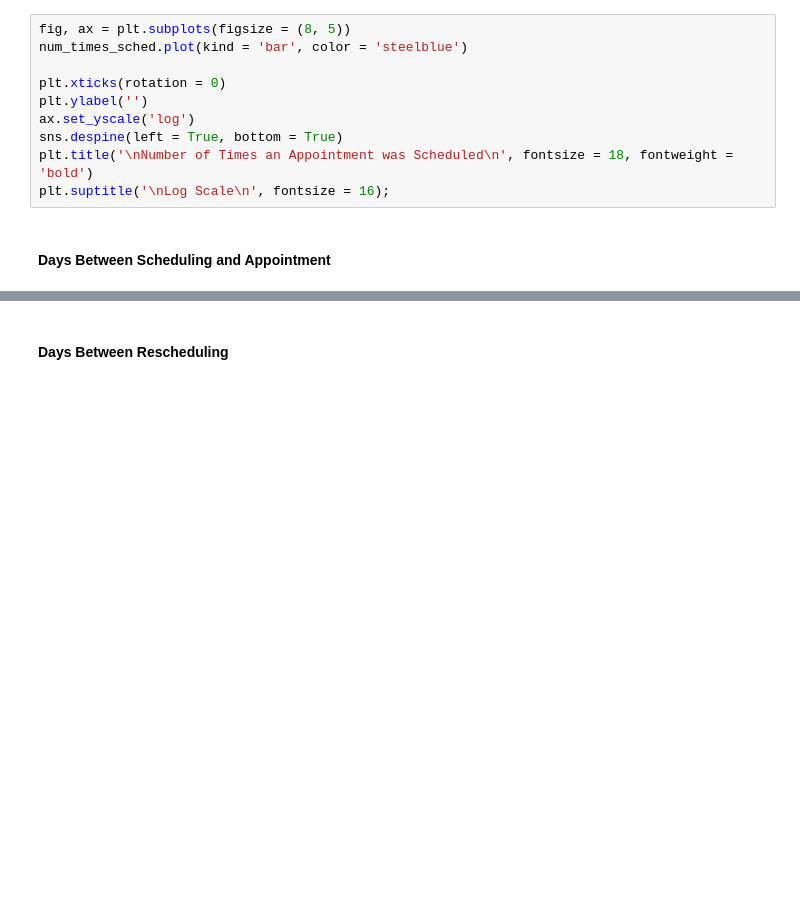
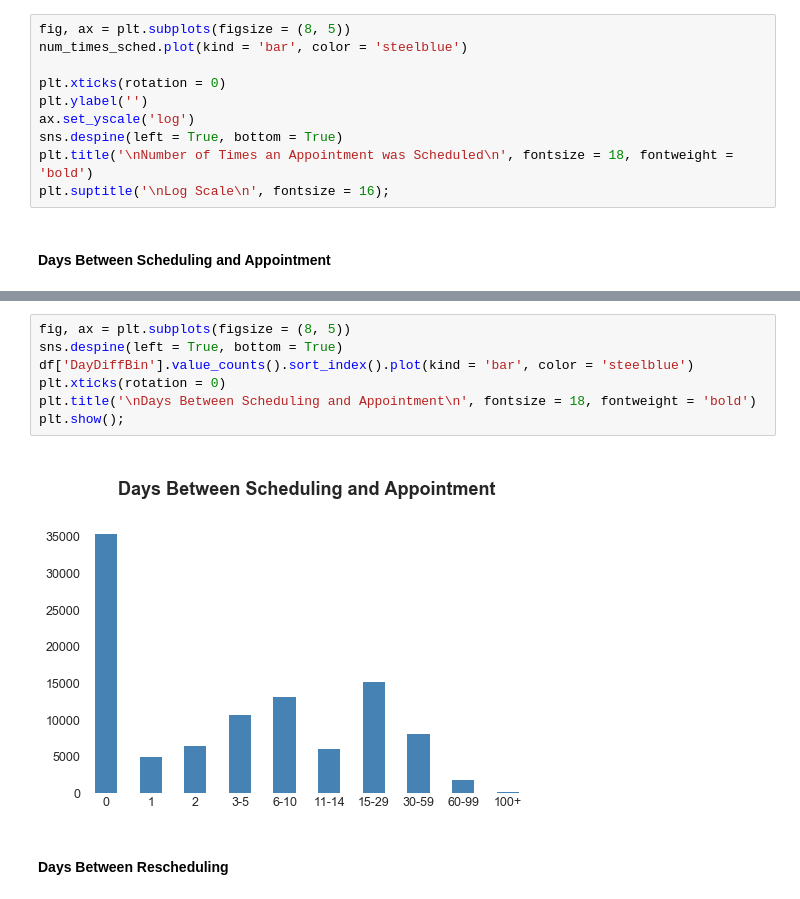
Before and after one commit to jaclynrich/appt-no-show, a Jupyter notebook: appt-no-show.ipynb, the cells around one changed output, grey strips where cells are left out. Drawn from its saved outputs; the diff is of its cells as text; blank space fills up the shorter version.

```diff
--- a/appt-no-show.ipynb
+++ b/appt-no-show.ipynb
@@ -1112,3 +1160,12 @@ df['DayDiff'].describe()
+# %%
+fig, ax = plt.subplots(figsize = (8, 5))
+sns.despine(left = True, bottom = True)
+df['DayDiffBin'].value_counts().sort_index().plot(kind = 'bar', color = 'steelblue')
+plt.xticks(rotation = 0)
+plt.title('\nDays Between Scheduling and Appointment\n', fontsize = 18, fontweight = 'bold')
+plt.show();
+# %% [output]
+[figure, added]
 # %% [markdown]
 #### Days Between Rescheduling
 # %%
```
Also changed, not shown: parts of 16 cells of this notebook.
